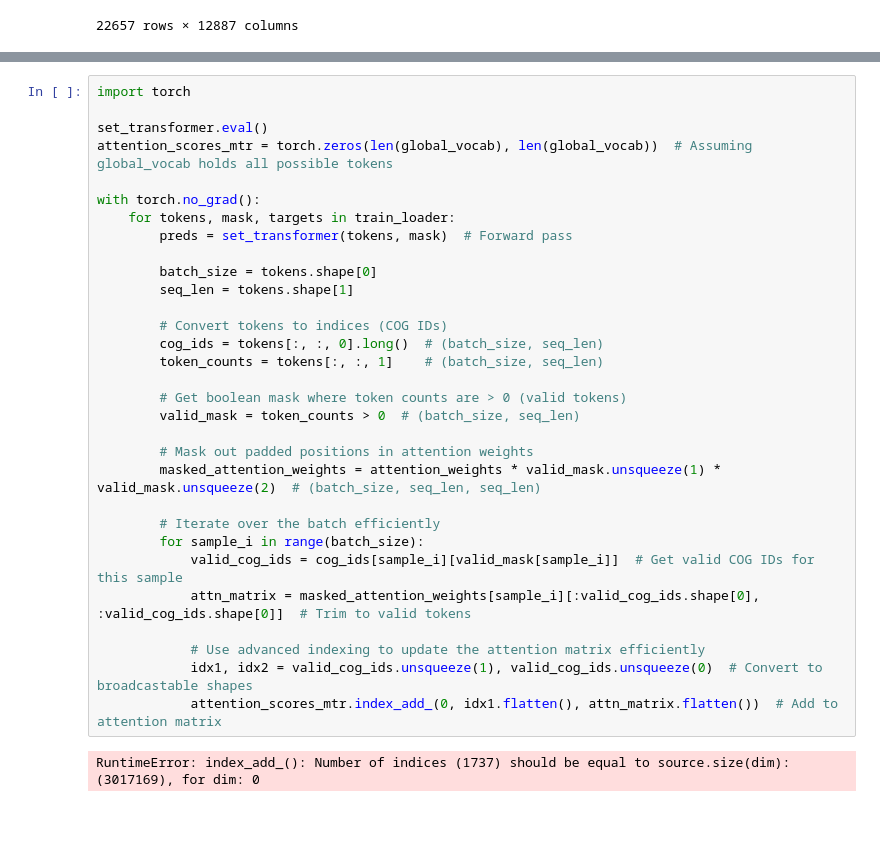
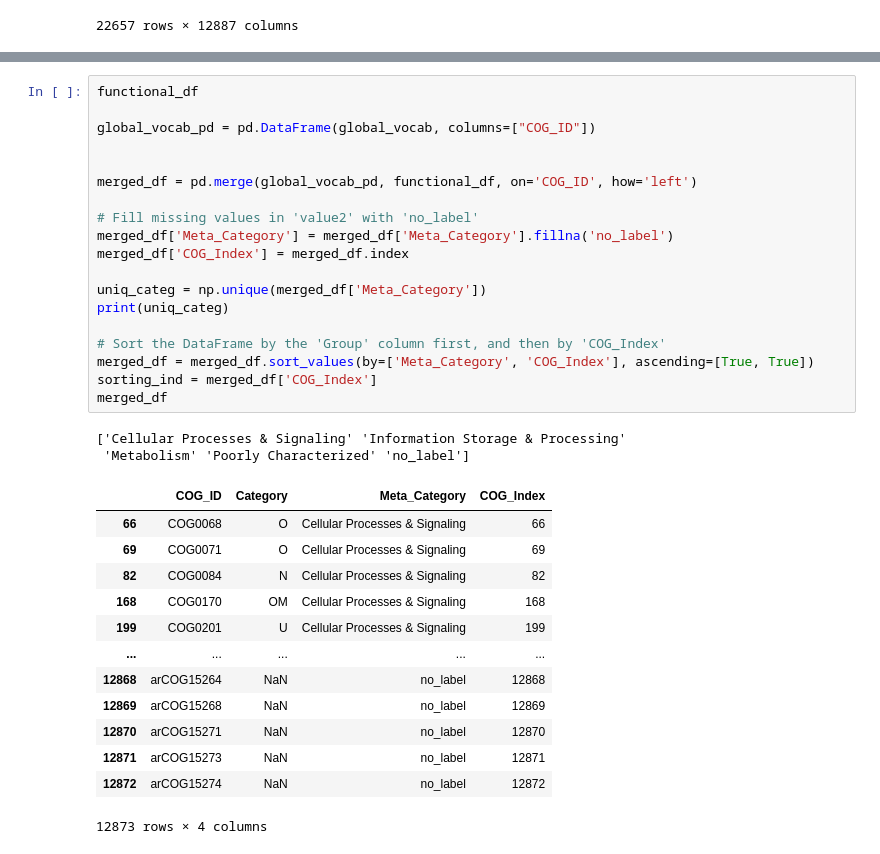
Before and after one commit to oist/gene-context, a Jupyter notebook: mlm/set_transformer/post_training/tsne_plots.ipynb, the cells around one changed output, grey strips where cells are left out. Drawn from its saved outputs; the diff is of its cells as text; blank space fills up the shorter version.

```diff
--- a/mlm/set_transformer/post_training/tsne_plots.ipynb
+++ b/mlm/set_transformer/post_training/tsne_plots.ipynb
@@ -486,33 +485,35 @@ plt.show()
 # %%
-import torch
+functional_df
 
-set_transformer.eval()
-attention_scores_mtr = torch.zeros(len(global_vocab), len(global_vocab))  # Assuming global_vocab holds all possible tokens
+global_vocab_pd = pd.DataFrame(global_vocab, columns=["COG_ID"])
 
-with torch.no_grad():
-    for tokens, mask, targets in train_loader:
-        preds = set_transformer(tokens, mask)  # Forward pass
 
-        batch_size = tokens.shape[0]
-        seq_len = tokens.shape[1]
+merged_df = pd.merge(global_vocab_pd, functional_df, on='COG_ID', how='left')
 
-        # Convert tokens to indices (COG IDs)
-        cog_ids = tokens[:, :, 0].long()  # (batch_size, seq_len)
-        token_counts = tokens[:, :, 1]    # (batch_size, seq_len)
+# Fill missing values in 'value2' with 'no_label'
+merged_df['Meta_Category'] = merged_df['Meta_Category'].fillna('no_label')
+merged_df['COG_Index'] = merged_df.index
 
-        # Get boolean mask where token counts are > 0 (valid tokens)
-        valid_mask = token_counts > 0  # (batch_size, seq_len)
+uniq_categ = np.unique(merged_df['Meta_Category'])
+print(uniq_categ)
 
-        # Mask out padded positions in attention weights
-        masked_attention_weights = attention_weights * valid_mask.unsqueeze(1) * valid_mask.unsqueeze(2)  # (batch_size, seq_len, seq_len)
-
-        # Iterate over the batch efficiently
-        for sample_i in range(batch_size):
-            valid_cog_ids = cog_ids[sample_i][valid_mask[sample_i]]  # Get valid COG IDs for this sample
-            attn_matrix = masked_attention_weights[sample_i][:valid_cog_ids.shape[0], :valid_cog_ids.shape[0]]  # Trim to valid tokens
-
-            # Use advanced indexing to update the attention matrix efficiently
-            idx1, idx2 = valid_cog_ids.unsqueeze(1), valid_cog_ids.unsqueeze(0)  # Convert to broadcastable shapes
-            attention_scores_mtr.index_add_(0, idx1.flatten(), attn_matrix.flatten())  # Add to attention matrix
+# Sort the DataFrame by the 'Group' column first, and then by 'COG_Index'
+merged_df = merged_df.sort_values(by=['Meta_Category', 'COG_Index'], ascending=[True, True])
+sorting_ind = merged_df['COG_Index']
+merged_df
 # %% [output]
-RuntimeError: index_add_(): Number of indices (1737) should be equal to source.size(dim): (3017169), for dim: 0
+['Cellular Processes & Signaling' 'Information Storage & Processing'
+ 'Metabolism' 'Poorly Characterized' 'no_label']
+|  | COG_ID | Category | Meta_Category | COG_Index |
+| 66 | COG0068 | O | Cellular Processes & Signaling | 66 |
+| 69 | COG0071 | O | Cellular Processes & Signaling | 69 |
+| 82 | COG0084 | N | Cellular Processes & Signaling | 82 |
+| 168 | COG0170 | OM | Cellular Processes & Signaling | 168 |
+| 199 | COG0201 | U | Cellular Processes & Signaling | 199 |
+| ... | ... | ... | ... | ... |
+| 12868 | arCOG15264 | NaN | no_label | 12868 |
+| 12869 | arCOG15268 | NaN | no_label | 12869 |
+| 12870 | arCOG15271 | NaN | no_label | 12870 |
+| 12871 | arCOG15273 | NaN | no_label | 12871 |
+| 12872 | arCOG15274 | NaN | no_label | 12872 |
+12873 rows × 4 columns
```
Also changed, not shown: parts of 7 cells of this notebook.
